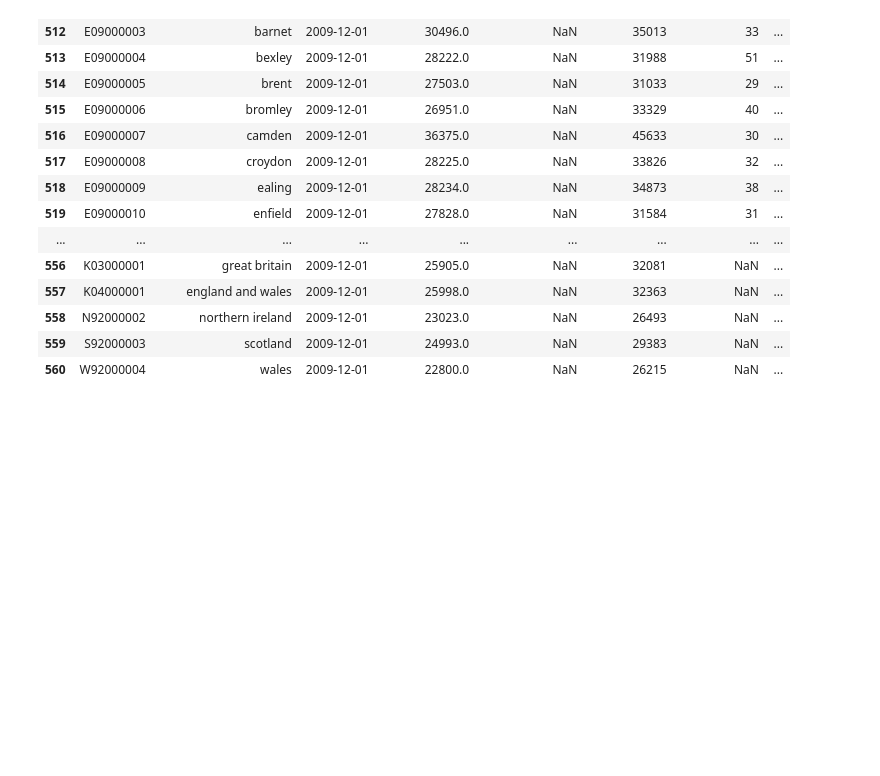
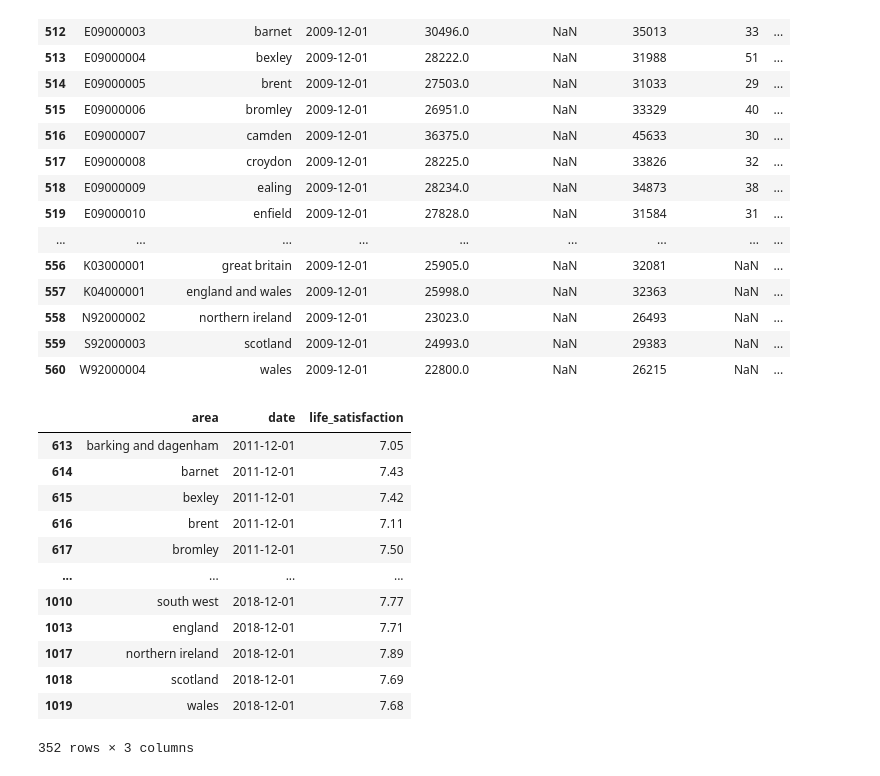
Before and after one commit to fraserrbarclay/Python-Data-Practicals, a Jupyter notebook: projects/01_Data_Investigation_Project.ipynb, the cells around one changed output. Cells and saved outputs as stored; diff of their text form; code cells hidden in the pictures; blank space fills up the shorter version.

```diff
--- a/projects/01_Data_Investigation_Project.ipynb
+++ b/projects/01_Data_Investigation_Project.ipynb
@@ -161,3 +161,23 @@ df_year
 | 558 | N92000002 | northern ireland | 2009-12-01 | 23023.0 | NaN | 26493 | NaN | ... |
 | 559 | S92000003 | scotland | 2009-12-01 | 24993.0 | NaN | 29383 | NaN | ... |
 | 560 | W92000004 | wales | 2009-12-01 | 22800.0 | NaN | 26215 | NaN | ... |
+# %%
+#I can show a dataframe for just Life satisfaction and remove all the NaN results as there is notably less data on it:
+
+df_life = df[['area','date','life_satisfaction']]
+df_life =df_life.dropna()
+df_life
+# %% [output]
+|  | area | date | life_satisfaction |
+| 613 | barking and dagenham | 2011-12-01 | 7.05 |
+| 614 | barnet | 2011-12-01 | 7.43 |
+| 615 | bexley | 2011-12-01 | 7.42 |
+| 616 | brent | 2011-12-01 | 7.11 |
+| 617 | bromley | 2011-12-01 | 7.50 |
+| ... | ... | ... | ... |
+| 1010 | south west | 2018-12-01 | 7.77 |
+| 1013 | england | 2018-12-01 | 7.71 |
+| 1017 | northern ireland | 2018-12-01 | 7.89 |
+| 1018 | scotland | 2018-12-01 | 7.69 |
+| 1019 | wales | 2018-12-01 | 7.68 |
+352 rows × 3 columns
```
Also changed, not shown: parts of 2 cells of this notebook.
